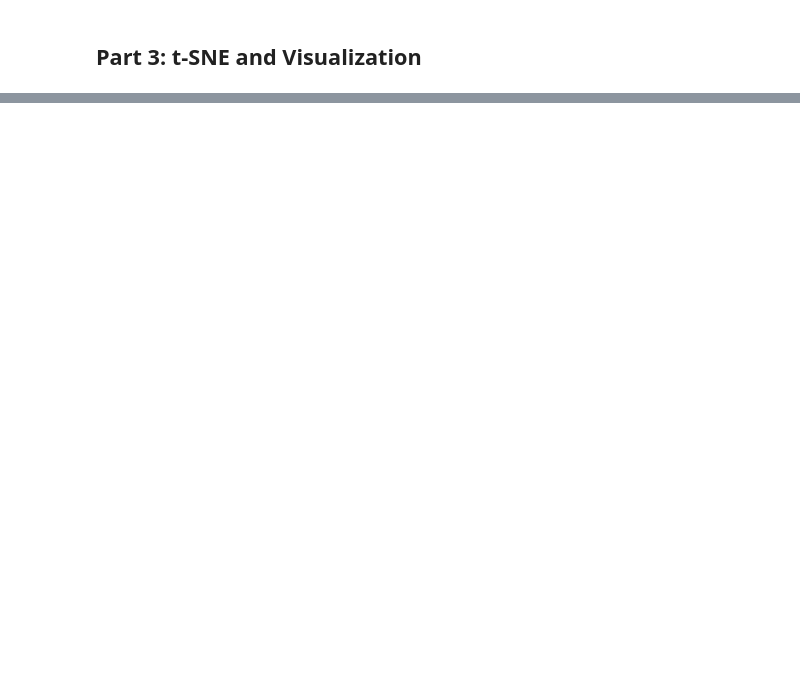
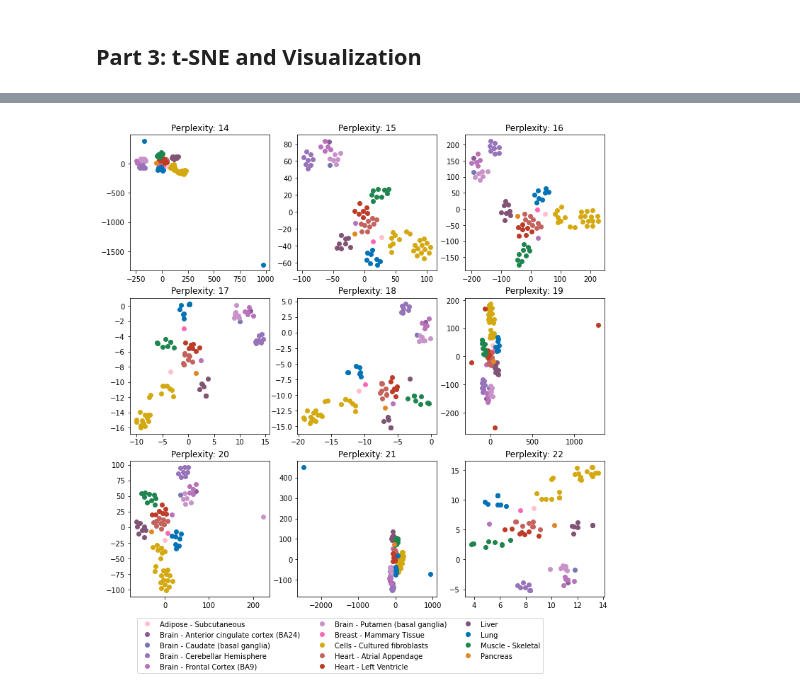
Before and after one commit to MingyiXia9717/gtex_v9_data_analysis, a Jupyter notebook: FLAIR/work_in_progress/flair_quant_tSNE.ipynb, the cells around one changed output, grey strips where cells are left out. Drawn from its saved outputs; the diff is of its cells as text; code cells hidden in the pictures; blank space fills up the shorter version.

```diff
--- a/FLAIR/work_in_progress/flair_quant_tSNE.ipynb
+++ b/FLAIR/work_in_progress/flair_quant_tSNE.ipynb
@@ -199,0 +275,4 @@ test_perplexity(annotated_pc_initialized, annotated_perplexities_to_test_l2)
+# %%
+test_perplexity(annotated_filtered_pc_initialized, annotated_perplexities_to_test_l2)
+# %% [output]
+[figure, added]
```
Also changed, not shown: parts of 44 cells of this notebook.
